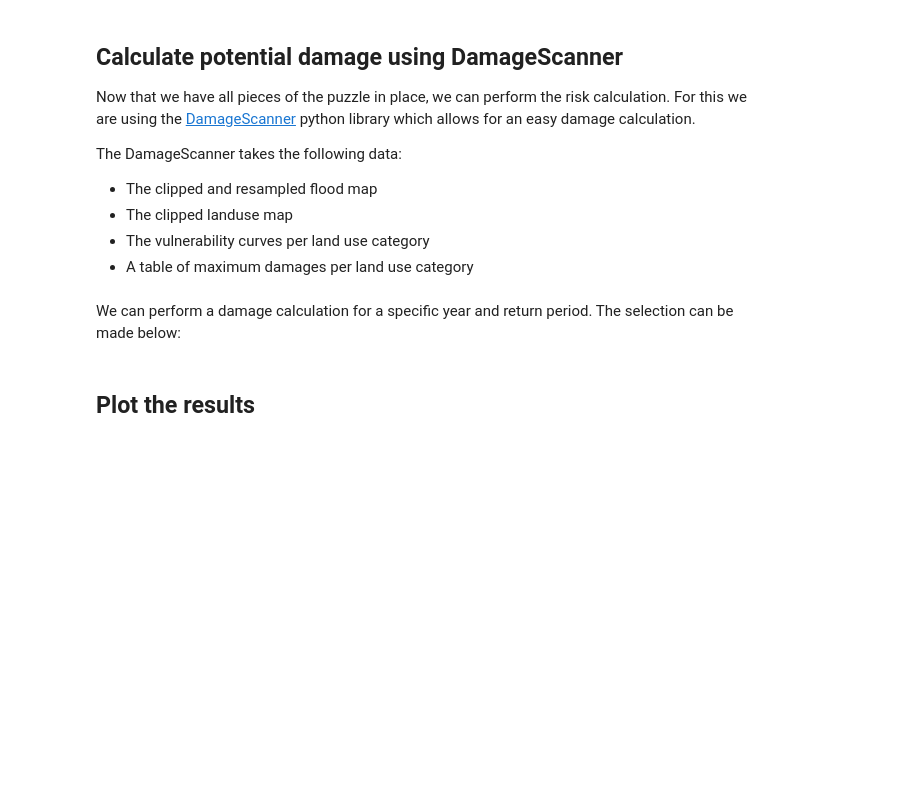
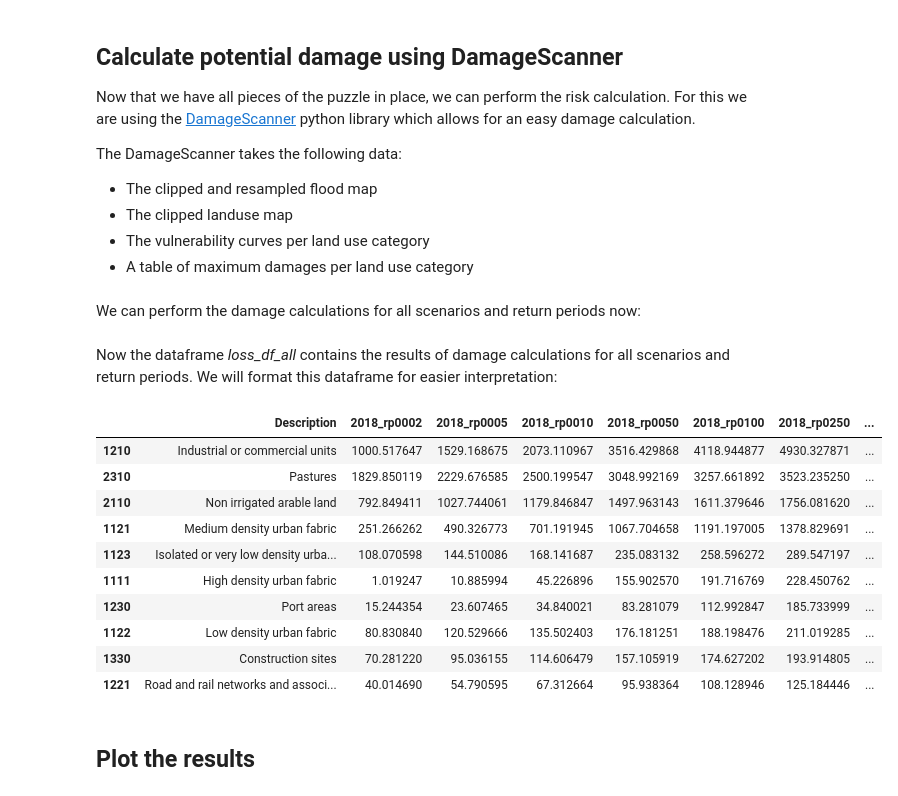
Before and after one commit to CLIMAAX/FLOODS, a Jupyter notebook: FLOOD_COASTAL.ipynb, the cells around one changed output. Drawn from its saved outputs; the diff is of its cells as text; code cells hidden in the pictures; blank space fills up the shorter version.

```diff
--- a/FLOOD_COASTAL.ipynb
+++ b/FLOOD_COASTAL.ipynb
@@ -513,8 +518,24 @@ The DamageScanner takes the following data:
 - The vulnerability curves per land use category
 - A table of maximum damages per land use category
 # %% [markdown]
-We can perform a damage calculation for a specific year and return period. The selection can be made below:
+We can perform the damage calculations for all scenarios and return periods now:
 # %%
-# Select scenario year and return period
-year = 2018
-rp = 250
+for year in years:
+    for rp in rps:
+        inun_map = os.path.join(tif_dir, f'floodmap_resampled_Bristol_{year}_rp{rp:04}.tif') # Define file path for the flood map input
+
+        # Do the damage calculation and save the results
+        loss_df = RasterScanner(landuse_map,
+                                inun_map,
+                                curve_path,
+                                maxdam_path,
+                                save = True,
+                                nan_value = None,
+                                scenario_name= '{}/flood_scenario_{}_{}_rp{:04}'.format(results_dir,areaname,year,rp),
+                                dtype = np.int64)
+        loss_df_renamed = loss_df[0].rename(columns={"damages": "{}_rp{:04}".format(year,rp)})
+
+        if (year==years[0]) & (rp==rps[0]):
+            loss_df_all = loss_df_renamed
+        else:
+            loss_df_all = pd.concat([loss_df_all, loss_df_renamed], axis=1)
@@ -527,10 +542,29 @@ maxdam_path = os.path.join(data_dir, 'maxdam_luisa.csv')
+# %% [markdown]
+Now the dataframe *loss_df_all* contains the results of damage calculations for all scenarios and return periods. We will format this dataframe for easier interpretation:
 # %%
-# Do the damage calculation and save the results as 'flood_scenario'
-loss_df = RasterScanner(landuse_map,
-                        inun_map,
-                        curve_path,
-                        maxdam_path,
-                        save = True,
-                        nan_value = None,
-                        scenario_name= '{}/flood_scenario_{}_{}_rp{:04}'.format(results_dir,areaname,year,rp),
-                        dtype = np.int64)
+# Obtain the LUISA legend and add it to the table of damages
+LUISA_legend = LUISA_info_damage_curve['Description']
+
+# Convert the damages to million euros
+loss_df_all_mln = loss_df_all / 10**6
+
+# Combine loss_df with LUISA_legend
+category_damage = pd.concat([LUISA_legend, (loss_df_all_mln)], axis=1)
+
+# Sort the values by damage in descending order (based on the column with the highest damages)
+category_damage.sort_values(by='2050_rp0250', ascending=False, inplace=True)
+
+# Display the resulting DataFrame (top 10 rows)
+category_damage.head(10)
+# %% [output]
+|  | Description | 2018_rp0002 | 2018_rp0005 | 2018_rp0010 | 2018_rp0050 | 2018_rp0100 | 2018_rp0250 | ... |
+| 1210 | Industrial or commercial units | 1000.517647 | 1529.168675 | 2073.110967 | 3516.429868 | 4118.944877 | 4930.327871 | ... |
+| 2310 | Pastures | 1829.850119 | 2229.676585 | 2500.199547 | 3048.992169 | 3257.661892 | 3523.235250 | ... |
+| 2110 | Non irrigated arable land | 792.849411 | 1027.744061 | 1179.846847 | 1497.963143 | 1611.379646 | 1756.081620 | ... |
+| 1121 | Medium density urban fabric | 251.266262 | 490.326773 | 701.191945 | 1067.704658 | 1191.197005 | 1378.829691 | ... |
+| 1123 | Isolated or very low density urba... | 108.070598 | 144.510086 | 168.141687 | 235.083132 | 258.596272 | 289.547197 | ... |
+| 1111 | High density urban fabric | 1.019247 | 10.885994 | 45.226896 | 155.902570 | 191.716769 | 228.450762 | ... |
+| 1230 | Port areas | 15.244354 | 23.607465 | 34.840021 | 83.281079 | 112.992847 | 185.733999 | ... |
+| 1122 | Low density urban fabric | 80.830840 | 120.529666 | 135.502403 | 176.181251 | 188.198476 | 211.019285 | ... |
+| 1330 | Construction sites | 70.281220 | 95.036155 | 114.606479 | 157.105919 | 174.627202 | 193.914805 | ... |
+| 1221 | Road and rail networks and associ... | 40.014690 | 54.790595 | 67.312664 | 95.938364 | 108.128946 | 125.184446 | ... |
```
Also changed, not shown: parts of 11 cells of this notebook.
